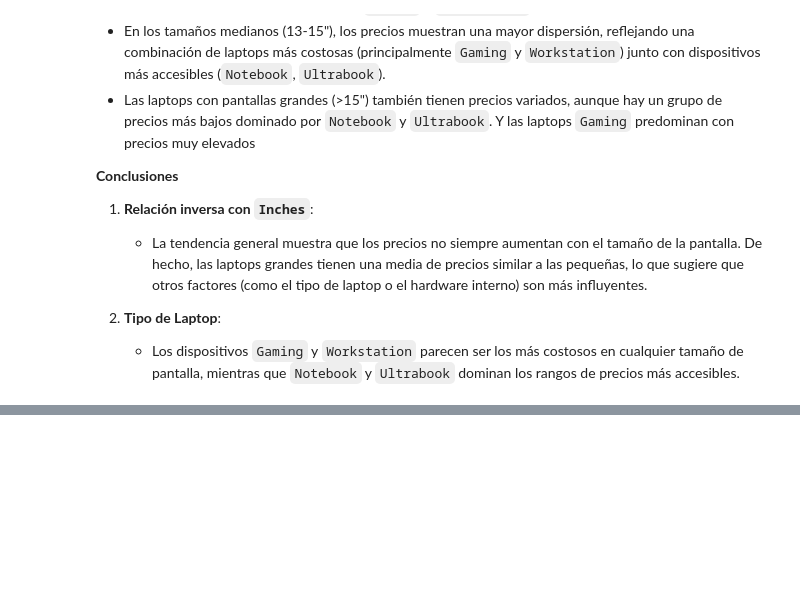
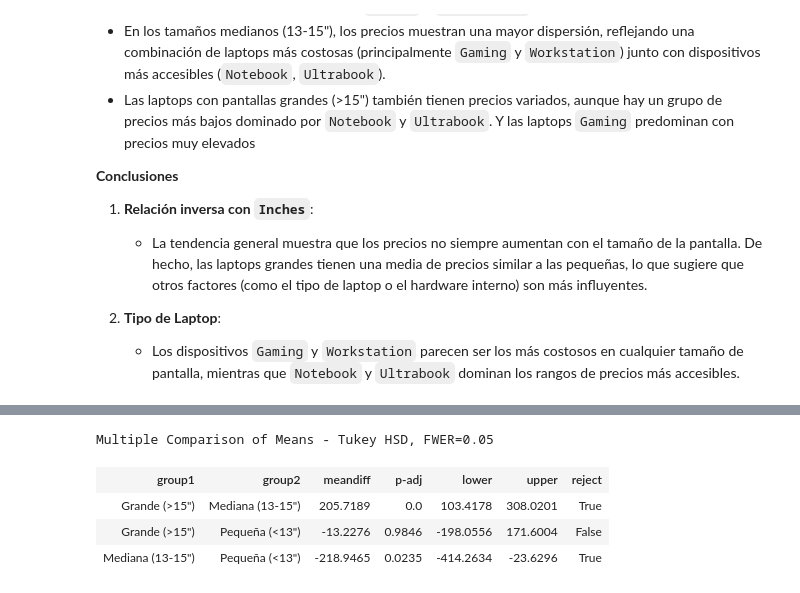
Before and after one commit to gaboCiber/A-statistical-analisis-of-Laptop-Prices, a Jupyter notebook: laptop_prices.ipynb, the cells around one changed output, grey strips where cells are left out. Drawn from its saved outputs; the diff is of its cells as text; code cells hidden in the pictures; blank space fills up the shorter version.

Commit message:
ANOVA

```diff
--- a/laptop_prices.ipynb
+++ b/laptop_prices.ipynb
@@ -1729,3 +1727,27 @@ plt.show()
 
 2. **Tipo de Laptop**:
    - Los dispositivos `Gaming` y `Workstation` parecen ser los más costosos en cualquier tamaño de pantalla, mientras que `Notebook` y `Ultrabook` dominan los rangos de precios más accesibles.
+# %%
+import pandas as pd
+import statsmodels.api as sm
+from statsmodels.formula.api import ols
+from statsmodels.stats.anova import anova_lm
+
+# Supongamos que los datos están cargados previamente en un DataFrame llamado `laptop_data`.
+
+# Crear la columna 'Inches_Group' si no existe
+bins = [0, 13, 15, float('inf')]
+labels = ["Pequeña (<13\")", "Mediana (13-15\")", "Grande (>15\")"]
+
+if 'Inches_Group' not in laptop_data.columns:
+    laptop_data['Inches_Group'] = pd.cut(laptop_data['Inches'], bins=bins, labels=labels, right=False)
+
+# Aseguramos que 'Inches_Group' sea categórica con el orden correcto
+laptop_data['Inches_Group'] = pd.Categorical(laptop_data['Inches_Group'], categories=labels)
+
+# Ajustamos el modelo ANOVA
+modelo = ols('Price_euros ~ C(Inches_Group)', data=laptop_data).fit()
+anova_resultados = anova_lm(modelo)
+
+# Mostramos los resultados del ANOVA
+print(anova_resultados)
@@ -1731,0 +1771,19 @@ plt.show()
+# %%
+# Importamos la función para análisis post hoc de Tukey
+from statsmodels.stats.multicomp import pairwise_tukeyhsd
+
+# Realizamos la prueba de Tukey para las comparaciones entre grupos de Inches_Group
+tukey_resultados = pairwise_tukeyhsd(
+    endog=laptop_data['Price_euros'],  # Variable dependiente (precios)
+    groups=laptop_data['Inches_Group'],  # Grupos categóricos (tamaños de pantalla)
+    alpha=0.05  # Nivel de significancia
+)
+
+# Mostramos los resultados del análisis de Tukey
+tukey_resultados.summary()
+# %% [output]
+Multiple Comparison of Means - Tukey HSD, FWER=0.05
+| group1 | group2 | meandiff | p-adj | lower | upper | reject |
+| Grande (>15") | Mediana (13-15") | 205.7189 | 0.0 | 103.4178 | 308.0201 | True |
+| Grande (>15") | Pequeña (<13") | -13.2276 | 0.9846 | -198.0556 | 171.6004 | False |
+| Mediana (13-15") | Pequeña (<13") | -218.9465 | 0.0235 | -414.2634 | -23.6296 | True |
```
Also changed, not shown: parts of 6 cells of this notebook.
